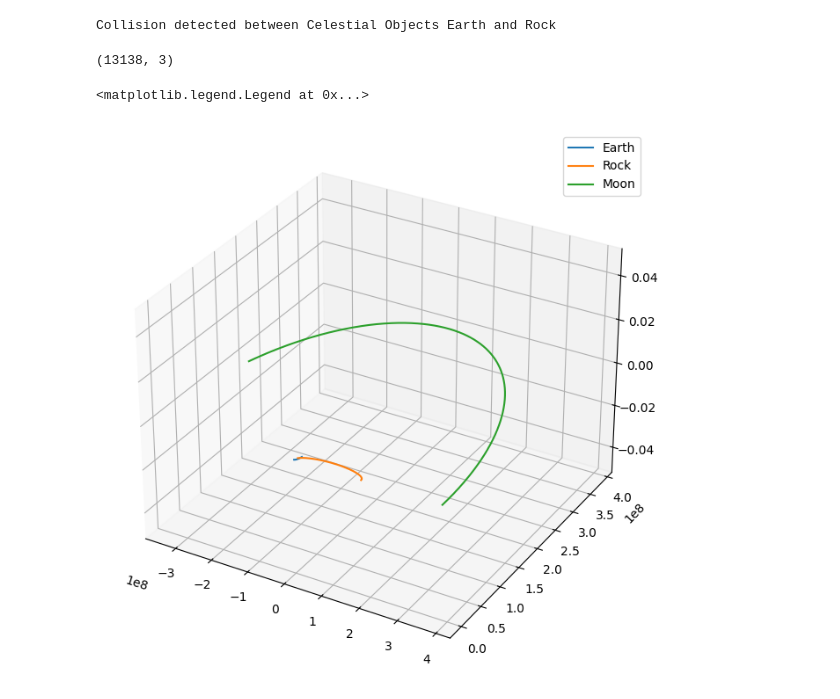
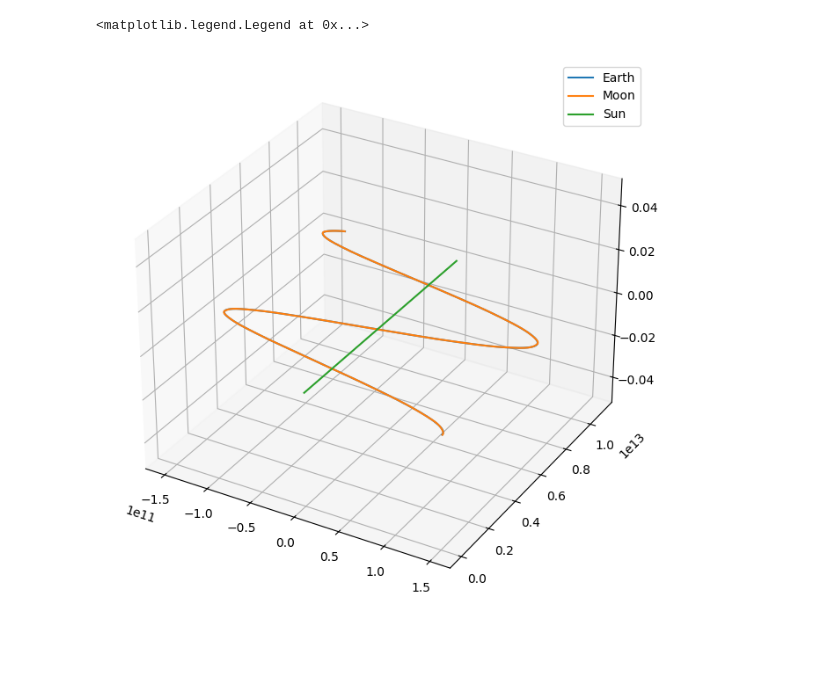
Before and after one commit to Sats2/cosmicBallet, a Jupyter notebook: src/cosmicBallet/three_body_test.ipynb, the cells around one changed output. Cells and saved outputs as stored; diff of their text form; code cells hidden in the pictures; blank space fills up the shorter version.

Commit message:
Updated to test 3 Body (Sun, Earth, Moon) problem.

```diff
--- a/src/cosmicBallet/three_body_test.ipynb
+++ b/src/cosmicBallet/three_body_test.ipynb
@@ -6,7 +7,14 @@ import numpy as np
 # %%
 materials = MaterialProperty(material_list=["silicates"], material_fraction=[1])
 material = materials.planet_material_property()
-Earth = Planets(name="Earth", mass=5.972e24, init_position=[0,0,0], init_velocity=[0,0,0], radius=6.4e6, planet_type="Rocky", planet_contour="Earth-like", material_property=material)
-Moon = Planets(name="Moon", mass=7.348e22, init_position=[3.844e8, 0, 0], init_velocity=[0, 1022.0, 0], radius=1e5, planet_type="Rocky", planet_contour="Mars-like", material_property=material)
-Rock = Planets(name="Rock", mass=1e12, radius=1e3, init_position=[1.76e8,0,0], init_velocity=[0, 198.0, 0], planet_contour="Earth-like", planet_type="Rocky", material_property=material)
+distance = distance_conversion([1], "AU")[0]
+mass = mass_conversion([1], "Ms")[0]
+radius = 6.9634e8
+sun_speed = 2.20e5
+earth_speed = sun_speed + 2.98e4
+moon_speed = earth_speed + 1022
+Sun =Stars(name="Sun", mass=mass, temperature=5300, init_position=[0,0,0], init_velocity=[0,sun_speed,0],radius=radius)
+Earth = Planets(name="Earth", mass=5.972e24, init_position=[distance,0,0], init_velocity=[0,earth_speed,0], radius=6.4e6, planet_type="Rocky", planet_contour="Earth-like", material_property=material)
+Moon = Planets(name="Moon", mass=7.348e22, init_position=[distance + 3.844e8, 0, 0], init_velocity=[0,moon_speed, 0], radius=1e5, planet_type="Rocky", planet_contour="Mars-like", material_property=material)
+#Rock = Planets(name="Rock", mass=1e12, radius=1e3, init_position=[distance+1.76e8,0,0], init_velocity=[0, 198.0, 0], planet_contour="Earth-like", planet_type="Rocky", material_property=material)
 # %%
@@ -14,25 +22,21 @@ simulation = Simulator(celestial_bodies=[Earth, Moon, Rock], time_step=10, simul
 # %%
-simulation.solve(simulation_method="Lagrangian", solver="Euler")
+simulation.solve(simulation_method="Hamiltonian", solver="forest_ruth")
-# %% [output]
-Collision detected between Celestial Objects Earth and Rock
 # %%
 x = np.array(Earth.trajectory)
-y = np.array(Rock.trajectory)
+#y = np.array(Rock.trajectory)
 z = np.array(Moon.trajectory)
+s = np.array(Sun.trajectory)
-# %%
-y.shape
-# %% [output]
-(13138, 3)
 # %%
 import matplotlib.pyplot as plt
 
 fig = plt.figure(figsize=(10,8))
 ax = fig.add_subplot(111, projection="3d")
 
 ax.plot(x[:,0], x[:,1], x[:,2], label="Earth")
-ax.plot(y[:,0], y[:,1], y[:,2], label="Rock")
+#ax.plot(y[:,0], y[:,1], y[:,2], label="Rock")
 ax.plot(z[:,0], z[:,1], z[:,2], label="Moon")
+ax.plot(s[:,0], s[:,1], s[:,2], label="Sun")
 plt.legend()
 # %% [output]
 <matplotlib.legend.Legend at 0x...>
-[figure, old version]
+[figure, new version]
```
Also changed, not shown: parts of 3 cells of this notebook.
